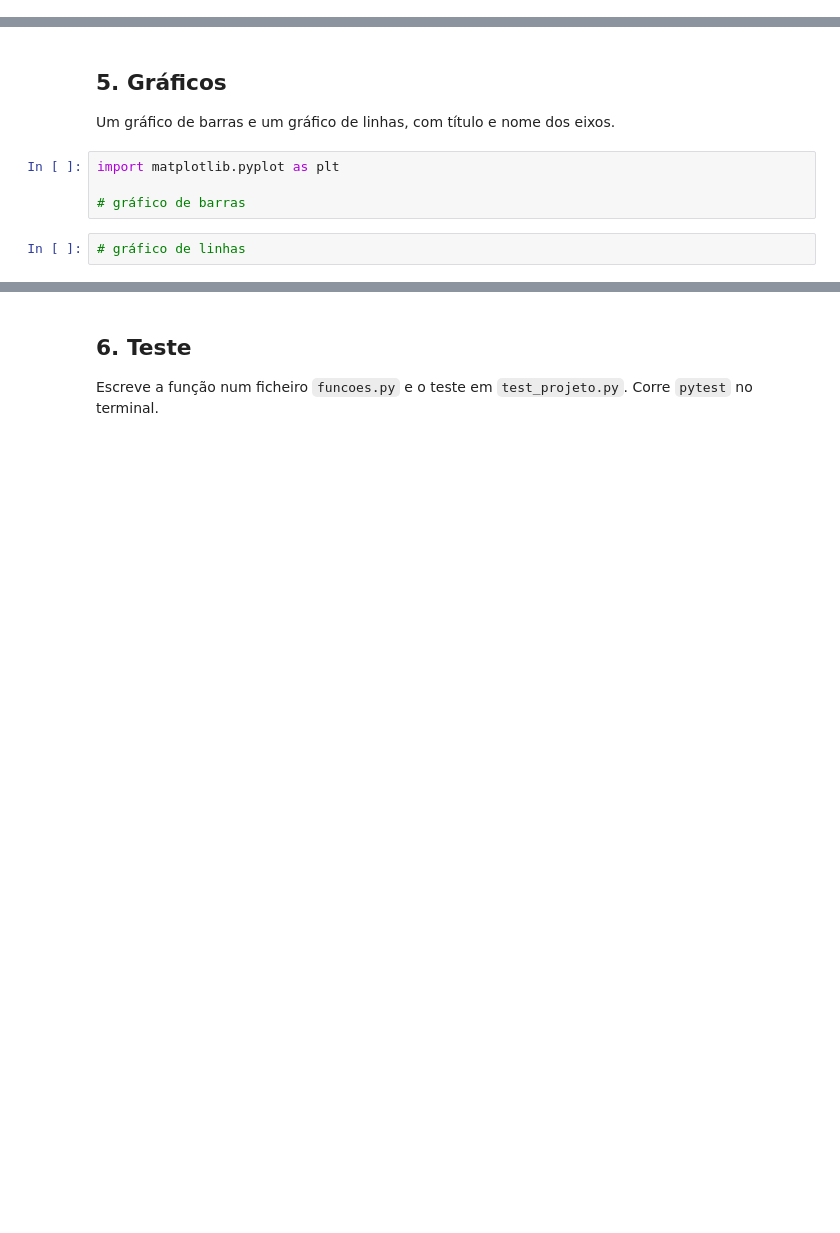
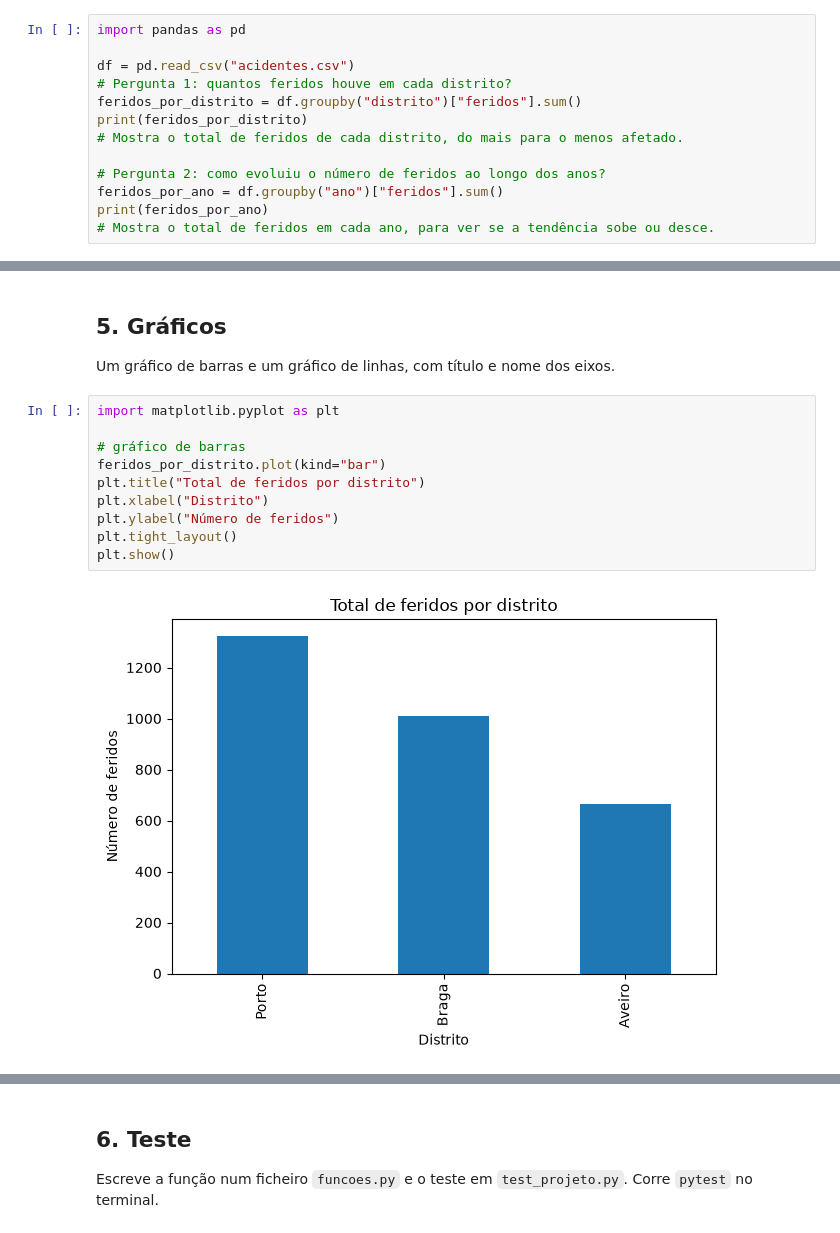
Before and after one commit to herberttrabalho2008-bot/Herbert-lp-10793, a Jupyter notebook: projeto/projeto-partida.ipynb, the cells around one changed output, grey strips where cells are left out. Saved outputs shown, nothing was run; the diff lists cells and outputs as text; blank space fills up the shorter version.

```diff
--- a/projeto/projeto-partida.ipynb
+++ b/projeto/projeto-partida.ipynb
@@ -49,0 +48,13 @@ Agrupa com groupby e soma.
+# %%
+import pandas as pd
+
+df = pd.read_csv("acidentes.csv")
+# Pergunta 1: quantos feridos houve em cada distrito?
+feridos_por_distrito = df.groupby("distrito")["feridos"].sum()
+print(feridos_por_distrito)
+# Mostra o total de feridos de cada distrito, do mais para o menos afetado.
+
+# Pergunta 2: como evoluiu o número de feridos ao longo dos anos?
+feridos_por_ano = df.groupby("ano")["feridos"].sum()
+print(feridos_por_ano)
+# Mostra o total de feridos em cada ano, para ver se a tendência sobe ou desce.
@@ -51,9 +72,15 @@ Agrupa com groupby e soma.
 ## 5. Gráficos
 
 Um gráfico de barras e um gráfico de linhas, com título e nome dos eixos.
-# %%
-import matplotlib.pyplot as plt
-
-# gráfico de barras
-# %%
-# gráfico de linhas
+# %%
+import matplotlib.pyplot as plt
+
+# gráfico de barras
+feridos_por_distrito.plot(kind="bar")
+plt.title("Total de feridos por distrito")
+plt.xlabel("Distrito")
+plt.ylabel("Número de feridos")
+plt.tight_layout()
+plt.show()
+# %% [output]
+[figure, added]
```
Also changed, not shown: parts of 4 cells of this notebook, 2 other files.
